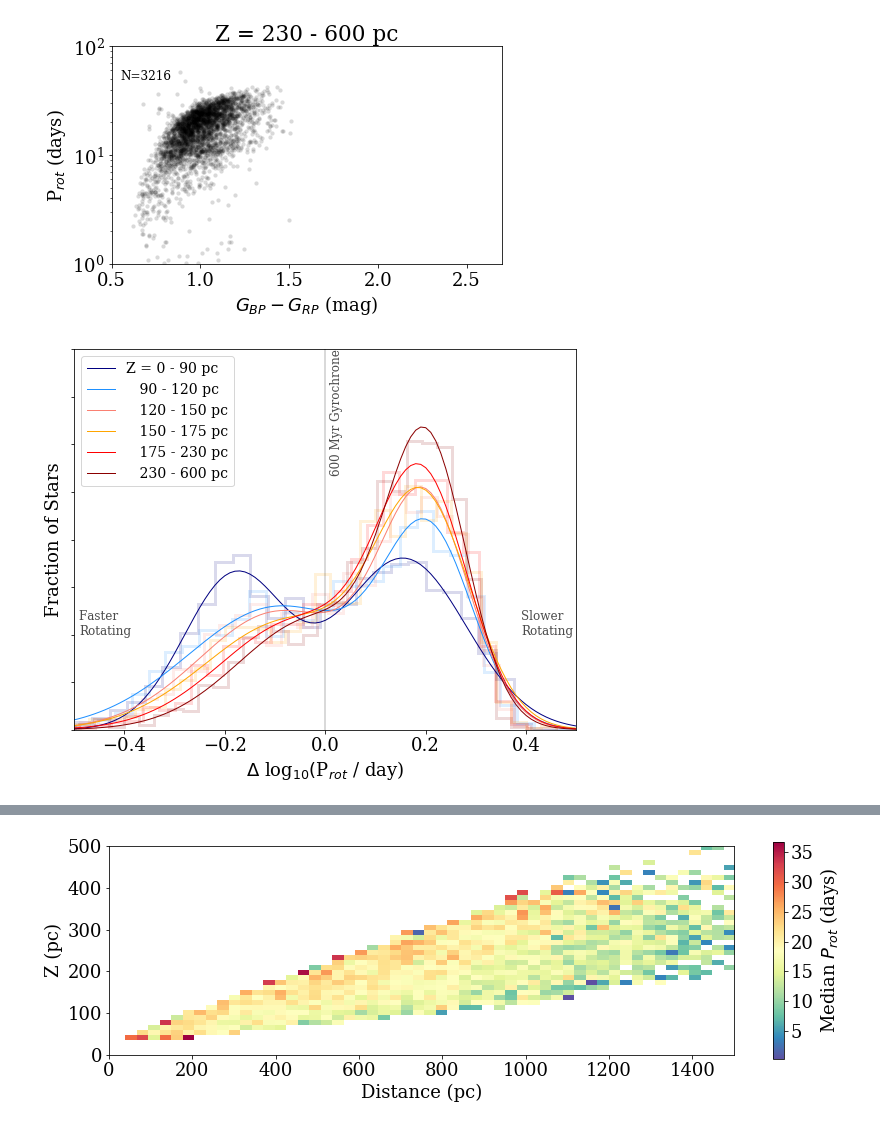
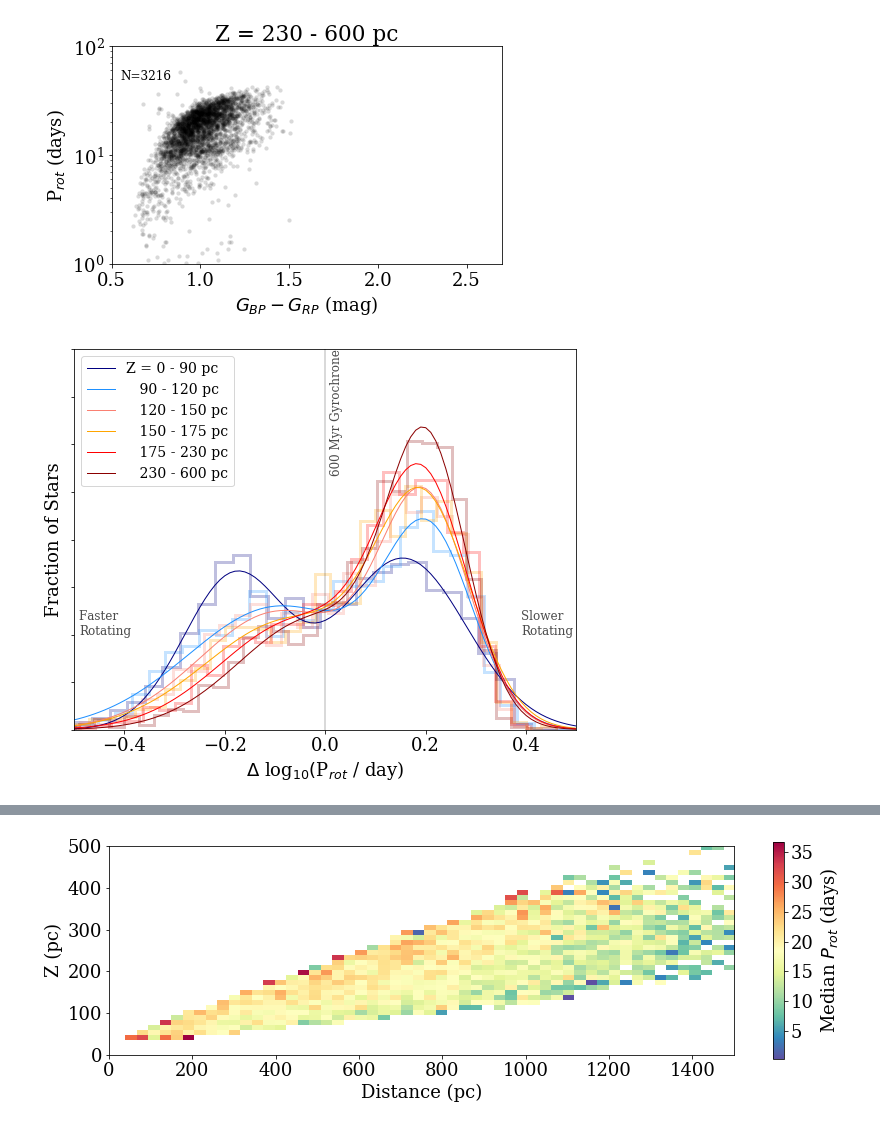
Before and after one commit to jradavenport/gaia2_kep_rot, a Jupyter notebook: notebooks/explore.ipynb, the cells around one changed output, grey strips where cells are left out. Cells and saved outputs as stored; diff of their text form; code cells hidden in the pictures.

```diff
--- a/notebooks/explore.ipynb
+++ b/notebooks/explore.ipynb
@@ -1040,7 +1068,7 @@ for k in range(len(dbins)-1):
     red_P = np.interp(BV_ms[msok][dd], B_V_iso[rs], P_iso[rs])
 
     yy,xx, _ = plt.hist(np.log10(df[u'Prot'].values[ok][msok][dd]) - np.log10(red_P),
-                        histtype='step', bins=NBINS, lw=3, alpha=0.15, color=clr[::-1][k], normed=True)
+                        histtype='step', bins=NBINS, lw=3, alpha=0.25, color=clr[::-1][k], normed=True)
 
 
     bcent = (xx[:-1] + xx[1:])/2.
@@ -1150,35 +1178,35 @@ for k in range(len(Zbins)-1):
 
     rs = np.argsort(P_iso)
     red_P = np.interp(BV_ms[msok][dd], B_V_iso[rs], P_iso[rs])
 
     yy,xx, _ = plt.hist(np.log10(df[u'Prot'].values[ok][msok][dd]) - np.log10(red_P),
-                        histtype='step', bins=NBINS, lw=3, alpha=0.15, color=clr[::-1][k], normed=True)
+                        histtype='step', bins=NBINS, lw=3, alpha=0.25, color=clr[::-1][k], normed=True)
 
     bcent = (xx[:-1] + xx[1:])/2.
 
     popt2, pcov2 = curve_fit(_gaus2, bcent, yy, p0=p2)
     perr2 = np.sqrt(np.diag(pcov2))
 
     dprot = np.arange(-1,1,0.01)
     plt.plot(dprot, _gaus2(dprot, *popt2), lw=1, alpha=1, c=clr[::-1][k],
              label=ltmp + str(Zbins[k]) + ' - ' + str(Zbins[k+1]) + ' pc')
     ltmp = '   '
 
 plt.legend(fontsize=14, loc='upper left')
 plt.xlim(-0.5,0.5)
 plt.ylim(0,4)
 plt.xlabel(r'$\Delta$ log$_{10} ($P$_{rot}$ / day)')
 plt.ylabel('Fraction of Stars')
 ax.set_yticklabels('')
 # add some annotations
 plt.text(-0.49,1,'Faster \nRotating', fontsize=12, alpha=0.7)
 plt.text(0.39,1,'Slower \nRotating', fontsize=12, alpha=0.7)
 plt.plot([0,0], [0,4], alpha=0.2, c='k')
 plt.text(0.01, 3.9, '600 Myr Gyrochrone', fontsize=12, alpha=0.7,rotation=90)
 
 plt.savefig('../figures/delta_per_2gauss_Z'+ftype, dpi=300, bbox_inches='tight', pad_inches=0.25)
 # %% [output]
-[figure, old version]
+[figure, new version]
 # %%
 # now a 2d cut... in distance AND height, to compare the same height, but diff distances...
 # don't want to go down this rabbit hole TOO much yet. Need K2 sample
```
Also changed, not shown: parts of 8 cells of this notebook, 17 other files.
